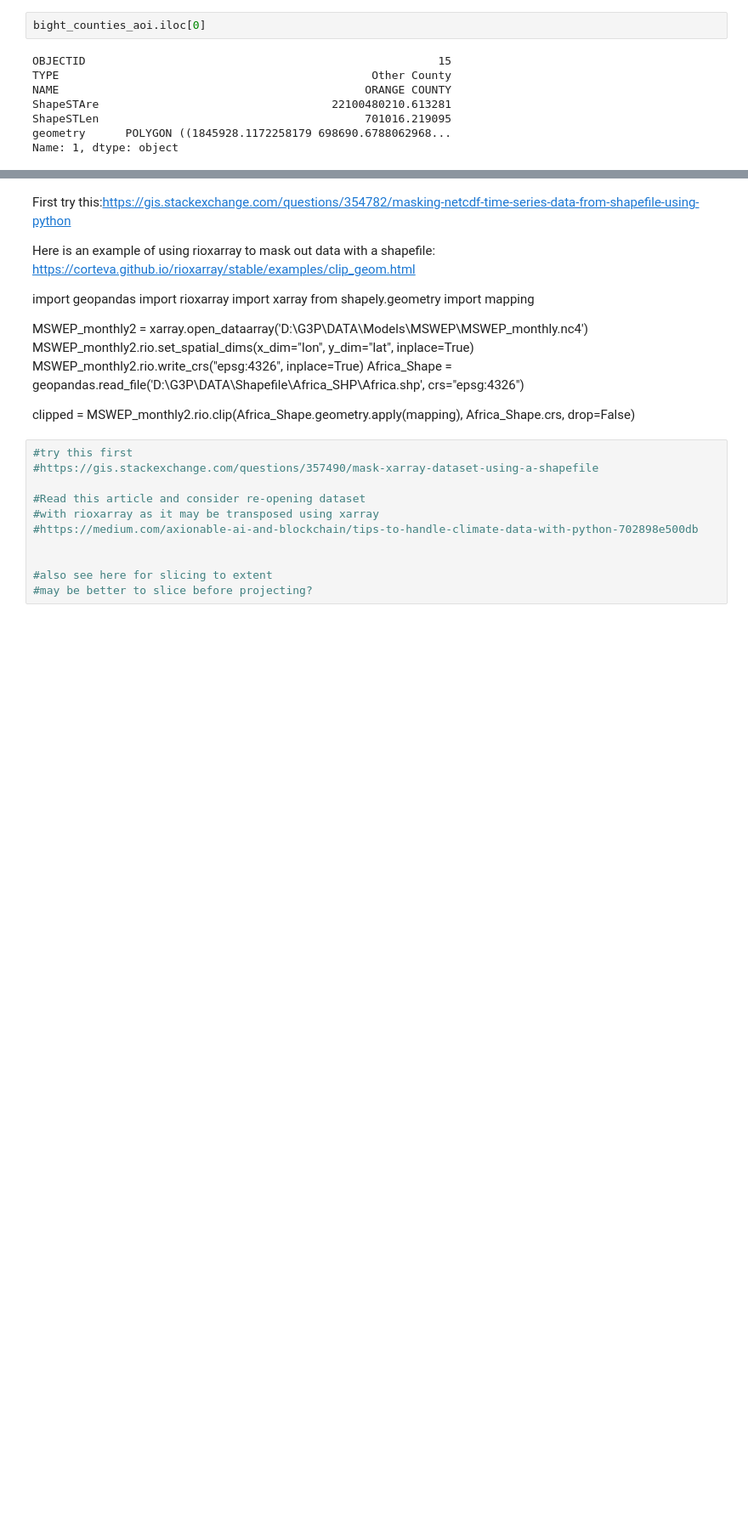
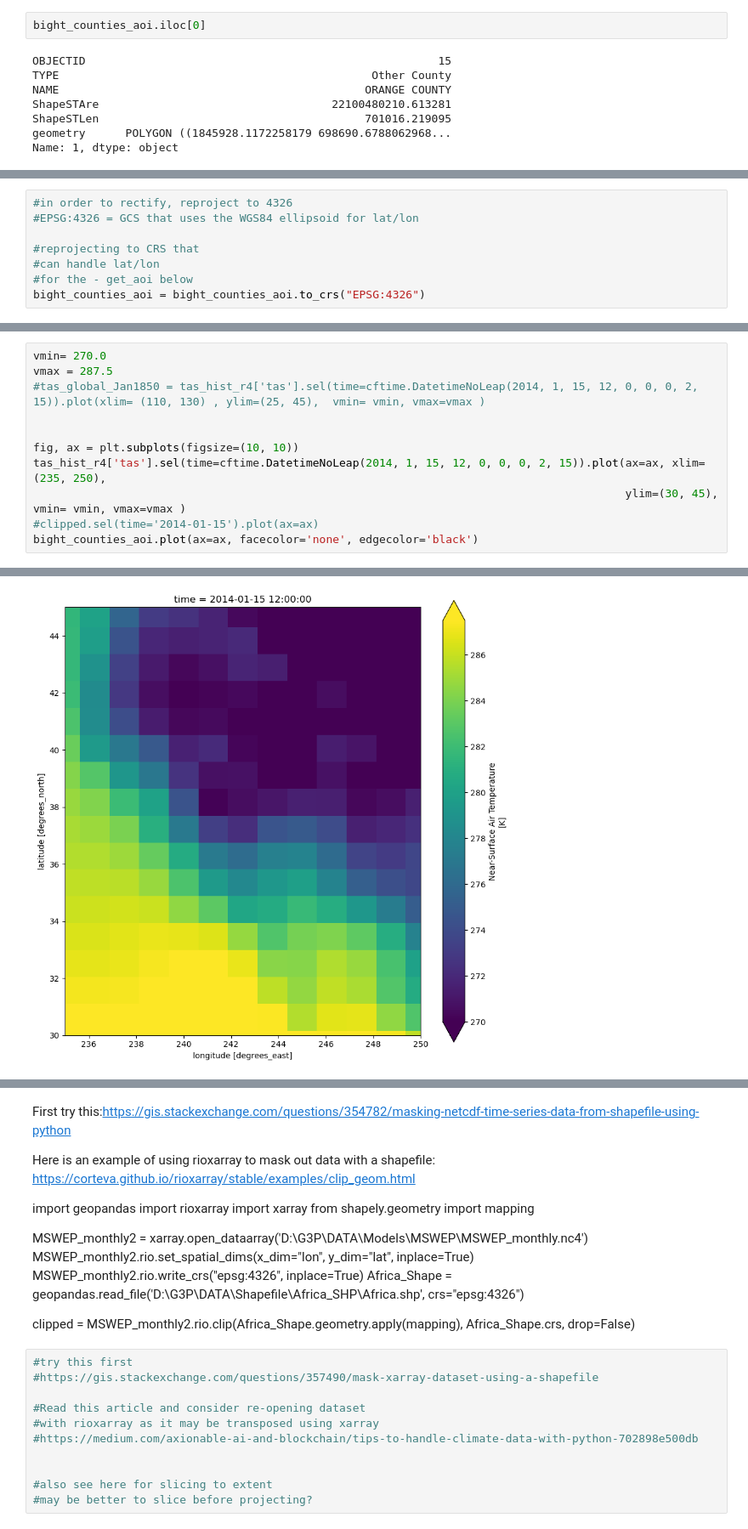
Before and after one commit to JBgeog-ucla/CMIP6-SoCal, a Jupyter notebook: tas.ipynb, the cells around one changed output, grey strips where cells are left out. Shown at 85% size. Cells and saved outputs as stored; diff of their text form; blank space fills up the shorter version.

```diff
--- a/tas.ipynb
+++ b/tas.ipynb
@@ -352,3 +412,11 @@ bight_counties_aoi.total_bounds
 # %% [output]
 array([1595827.06438072,  539561.74676963, 1998473.69160888,
         833412.29367095])
+# %%
+#in order to rectify, reproject to 4326
+#EPSG:4326 = GCS that uses the WGS84 ellipsoid for lat/lon
+
+#reprojecting to CRS that
+#can handle lat/lon
+#for the - get_aoi below
+bight_counties_aoi = bight_counties_aoi.to_crs("EPSG:4326")
@@ -535,0 +908,12 @@ bight_mask = regionmask.mask_3D_geopandas(bight_counties_aoi,
+# %%
+vmin= 270.0
+vmax = 287.5
+#tas_global_Jan1850 = tas_hist_r4['tas'].sel(time=cftime.DatetimeNoLeap(2014, 1, 15, 12, 0, 0, 0, 2, 15)).plot(xlim= (110, 130) , ylim=(25, 45),  vmin= vmin, vmax=vmax )
+
+
+fig, ax = plt.subplots(figsize=(10, 10))
+tas_hist_r4['tas'].sel(time=cftime.DatetimeNoLeap(2014, 1, 15, 12, 0, 0, 0, 2, 15)).plot(ax=ax, xlim= (235, 250),
+                                                                                         ylim=(30, 45),  vmin= vmin, vmax=vmax )
+#clipped.sel(time='2014-01-15').plot(ax=ax)
+bight_counties_aoi.plot(ax=ax, facecolor='none', edgecolor='black')
+# %% [output]
@@ -535,0 +921 @@ bight_mask = regionmask.mask_3D_geopandas(bight_counties_aoi,
+[figure, added]
```
Also changed, not shown: parts of 73 cells of this notebook, 2 other files.
